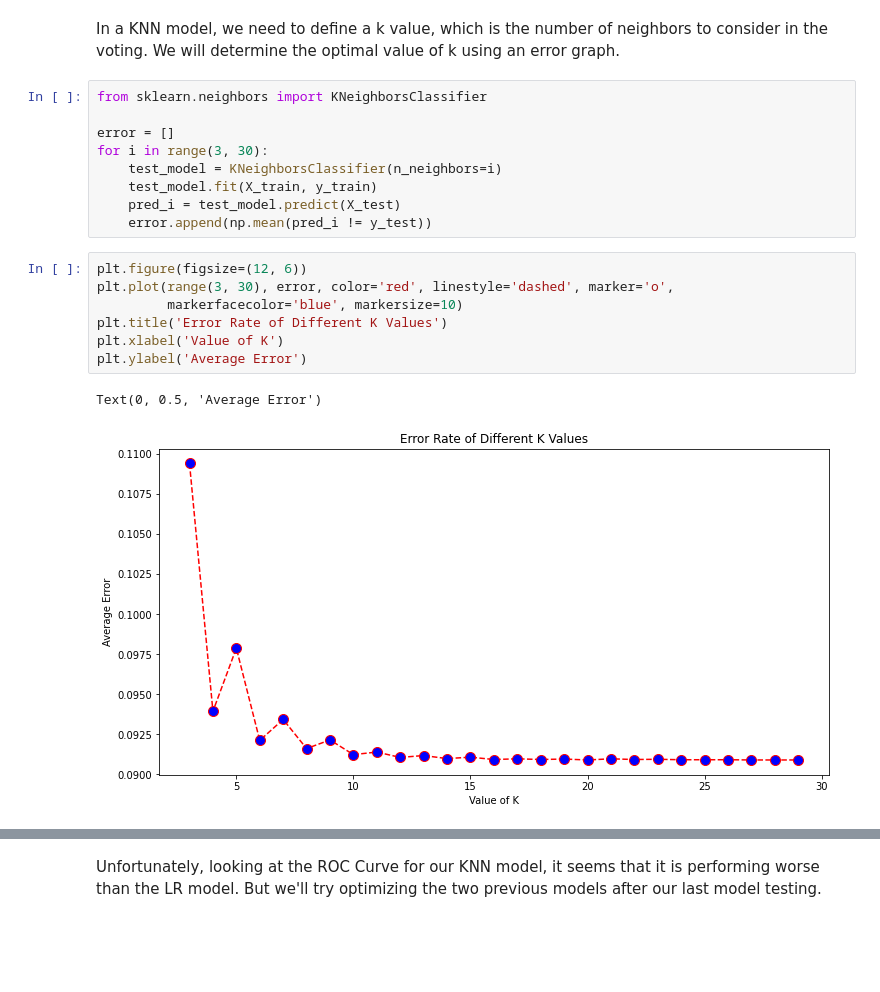
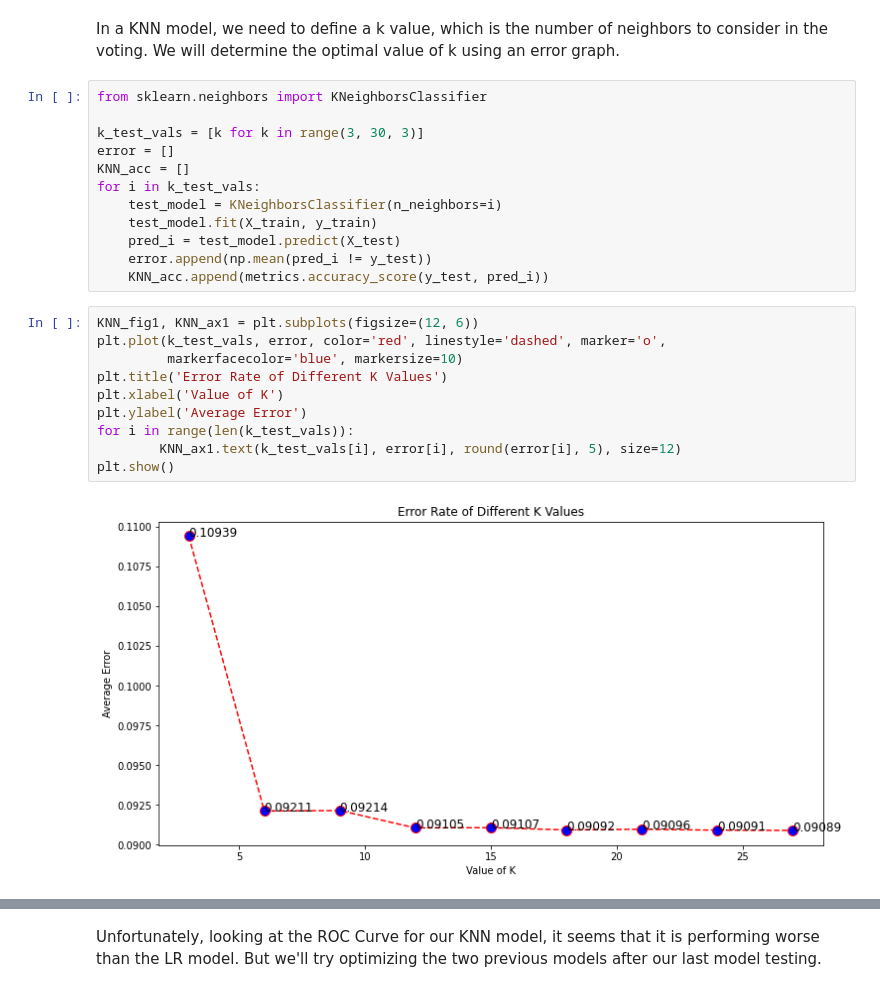
Before and after one commit to RunningPie/rakamin-vix-hci-722, a Jupyter notebook: Proyek Akhir/Complete Notebook.ipynb, the cells around one changed output, grey strips where cells are left out. Saved outputs shown, nothing was run; the diff lists cells and outputs as text; blank space fills up the shorter version.

```diff
--- a/Proyek Akhir/Complete Notebook.ipynb
+++ b/Proyek Akhir/Complete Notebook.ipynb
@@ -943,19 +944,24 @@ In a KNN model, we need to define a k value, which is the number of neighbors to
 # %%
 from sklearn.neighbors import KNeighborsClassifier
 
+k_test_vals = [k for k in range(3, 30, 3)]
 error = []
-for i in range(3, 30):
+KNN_acc = []
+for i in k_test_vals:
     test_model = KNeighborsClassifier(n_neighbors=i)
     test_model.fit(X_train, y_train)
     pred_i = test_model.predict(X_test)
     error.append(np.mean(pred_i != y_test))
+    KNN_acc.append(metrics.accuracy_score(y_test, pred_i))
 # %%
-plt.figure(figsize=(12, 6))
-plt.plot(range(3, 30), error, color='red', linestyle='dashed', marker='o',
+KNN_fig1, KNN_ax1 = plt.subplots(figsize=(12, 6))
+plt.plot(k_test_vals, error, color='red', linestyle='dashed', marker='o',
          markerfacecolor='blue', markersize=10)
 plt.title('Error Rate of Different K Values')
 plt.xlabel('Value of K')
 plt.ylabel('Average Error')
+for i in range(len(k_test_vals)):
+        KNN_ax1.text(k_test_vals[i], error[i], round(error[i], 5), size=12)
+plt.show()
 # %% [output]
-Text(0, 0.5, 'Average Error')
-[figure, old version]
+[figure, new version]
```
Also changed, not shown: parts of 26 cells of this notebook.
